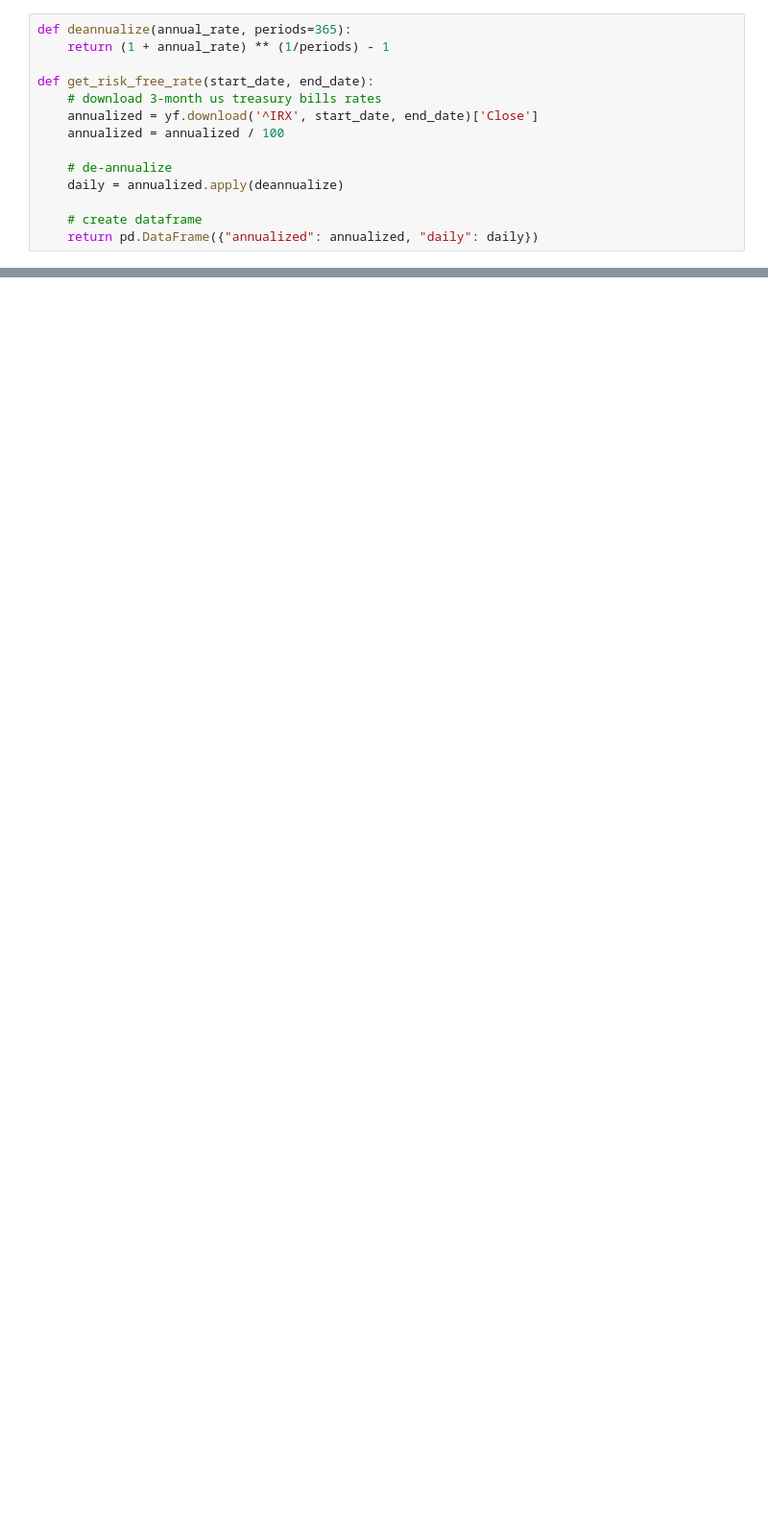
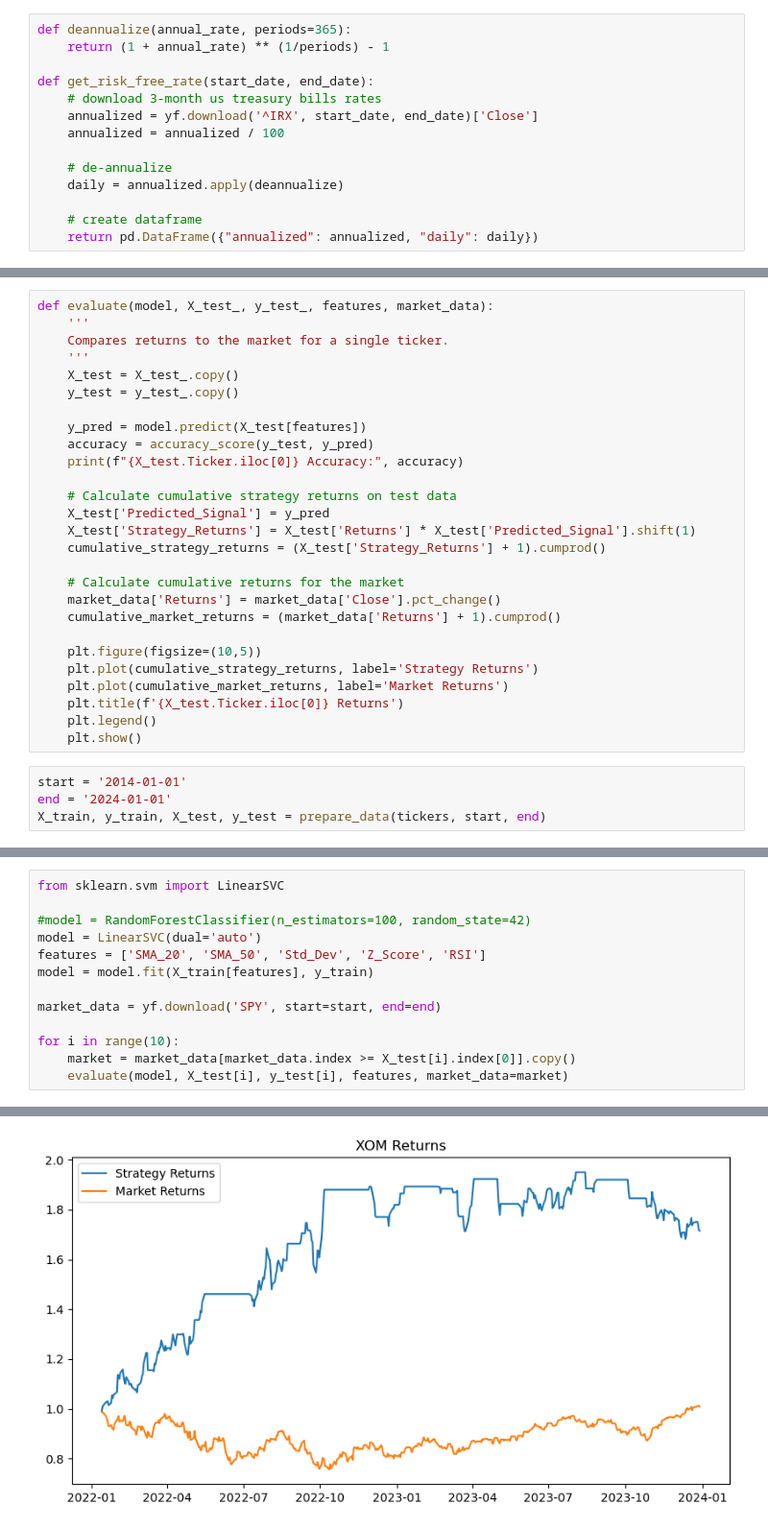
Before and after one commit to jjr2024/cs-451-quant-project, a Jupyter notebook: axiao_research.ipynb, the cells around one changed output, grey strips where cells are left out. Shown at 96% size. Cells and saved outputs as stored; diff of their text form; blank space fills up the shorter version.

```diff
--- a/axiao_research.ipynb
+++ b/axiao_research.ipynb
@@ -216,0 +352,31 @@ def get_risk_free_rate(start_date, end_date):
+# %%
+def evaluate(model, X_test_, y_test_, features, market_data):
+    '''
+    Compares returns to the market for a single ticker.
+    '''
+    X_test = X_test_.copy()
+    y_test = y_test_.copy()
+
+    y_pred = model.predict(X_test[features])
+    accuracy = accuracy_score(y_test, y_pred)
+    print(f"{X_test.Ticker.iloc[0]} Accuracy:", accuracy)
+
+    # Calculate cumulative strategy returns on test data
+    X_test['Predicted_Signal'] = y_pred
+    X_test['Strategy_Returns'] = X_test['Returns'] * X_test['Predicted_Signal'].shift(1)
+    cumulative_strategy_returns = (X_test['Strategy_Returns'] + 1).cumprod()
+
+    # Calculate cumulative returns for the market
+    market_data['Returns'] = market_data['Close'].pct_change()
+    cumulative_market_returns = (market_data['Returns'] + 1).cumprod()
+
+    plt.figure(figsize=(10,5))
+    plt.plot(cumulative_strategy_returns, label='Strategy Returns')
+    plt.plot(cumulative_market_returns, label='Market Returns')
+    plt.title(f'{X_test.Ticker.iloc[0]} Returns')
+    plt.legend()
+    plt.show()
+# %%
+start = '2014-01-01'
+end = '2024-01-01'
+X_train, y_train, X_test, y_test = prepare_data(tickers, start, end)
@@ -216,0 +394,14 @@ def get_risk_free_rate(start_date, end_date):
+# %%
+from sklearn.svm import LinearSVC
+
+#model = RandomForestClassifier(n_estimators=100, random_state=42)
+model = LinearSVC(dual='auto')
+features = ['SMA_20', 'SMA_50', 'Std_Dev', 'Z_Score', 'RSI']
+model = model.fit(X_train[features], y_train)
+
+market_data = yf.download('SPY', start=start, end=end)
+
+for i in range(10):
+    market = market_data[market_data.index >= X_test[i].index[0]].copy()
+    evaluate(model, X_test[i], y_test[i], features, market_data=market)
+# %% [output]
@@ -216,0 +410 @@ def get_risk_free_rate(start_date, end_date):
+[figure, added]
```
Also changed, not shown: parts of 26 cells of this notebook.
